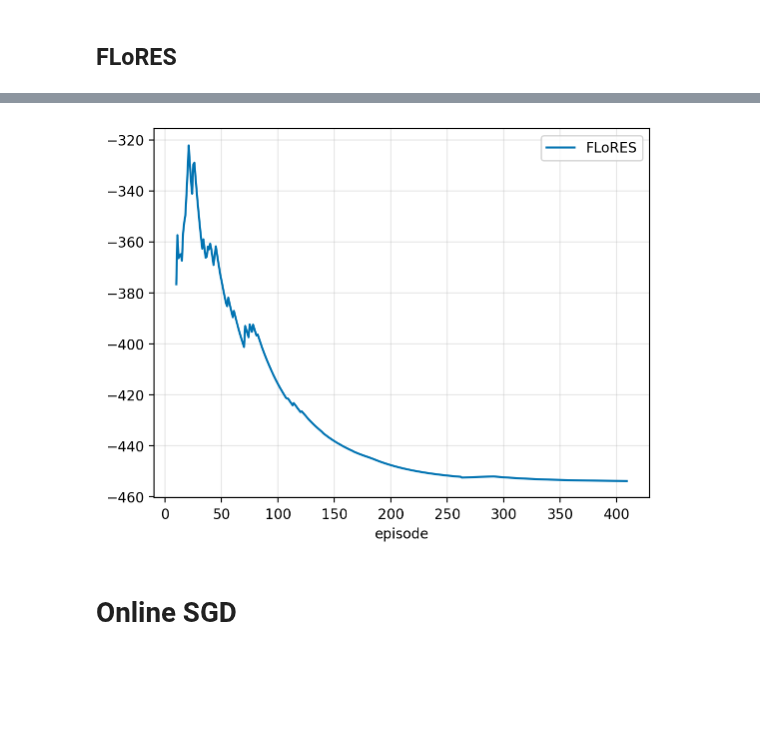
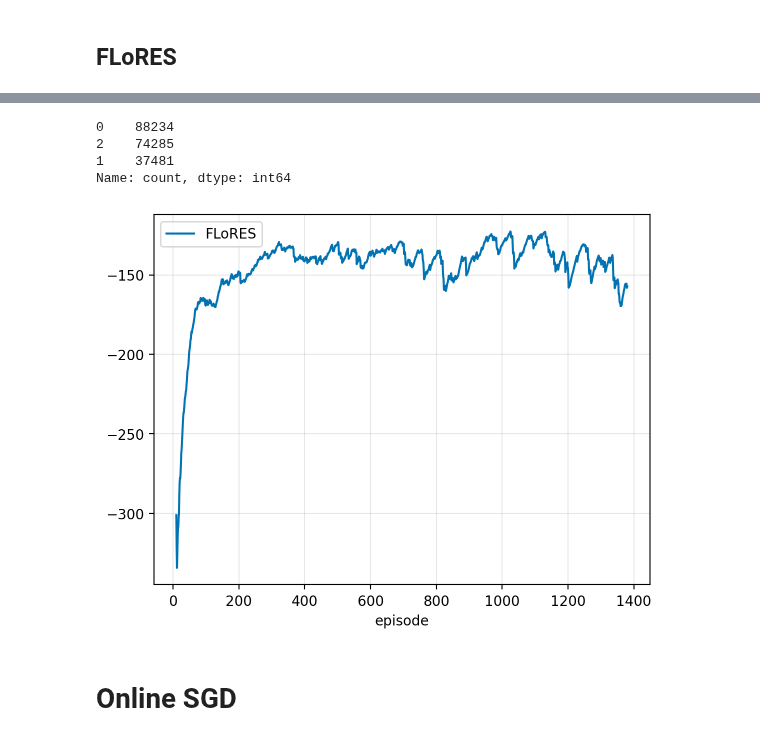
Before and after one commit to gerdm/low-rank-last-layer-inference, a Jupyter notebook: experiments/rl-toy.ipynb, the cells around one changed output, grey strips where cells are left out. Saved outputs shown, nothing was run; the diff lists cells and outputs as text; code cells hidden in the pictures; blank space fills up the shorter version.

```diff
--- a/experiments/rl-toy.ipynb
+++ b/experiments/rl-toy.ipynb
@@ -337,24 +339,31 @@ Wall time: 1min 17s
 # %%
 res_experiment = jax.tree.map(np.array, res_experiment)
+# %%
+pd.Series(actions_hist).value_counts()
+# %% [output]
+0    88234
+2    74285
+1    37481
+Name: count, dtype: int64
 # %%
 min_periods = 10
 for experiment in res_experiment:
 
     df = pd.DataFrame(res_experiment[experiment])
     df["episode"] = df["done_hist"].cumsum()
     # df.groupby("episode")["rewards"].sum().iloc[1:-1].plot()
     # df.groupby("episode")["rewards_raw"].sum().iloc[1:-1].ewm(span=10).mean().plot()
     (
         df
-        .groupby("episode")["rewards"].sum().iloc[1:-1]
+        .groupby("episode")["rewards_raw"].sum().iloc[1:-1]
         .ewm(span=100, min_periods=min_periods).mean()
         .plot(label=experiment)
     )
     plt.legend()
 # plt.xlim(0, 2000)
 plt.grid(alpha=0.3)
 # %% [output]
-[figure, old version]
+[figure, new version]
 # %% [markdown]
 # Online SGD
 # %%
```
Also changed, not shown: parts of 2 cells of this notebook.
